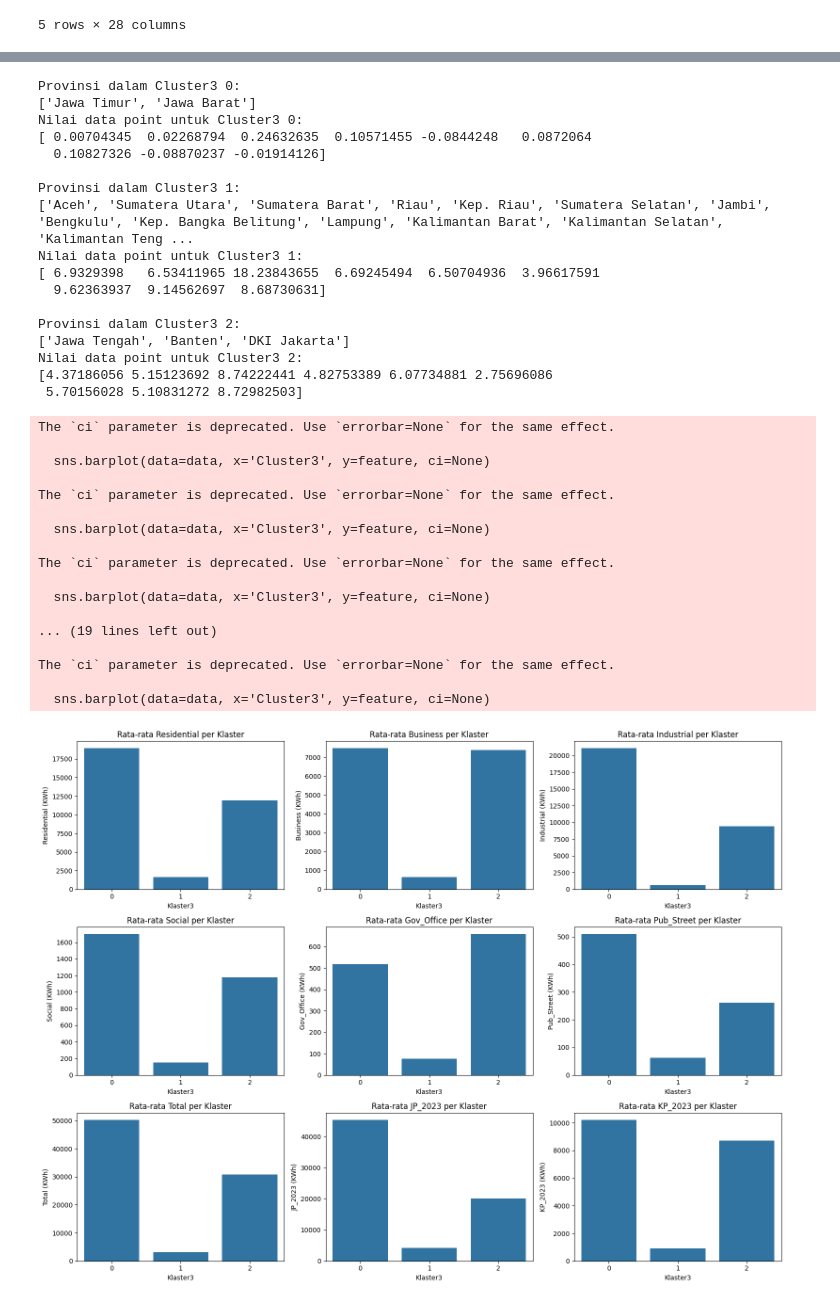
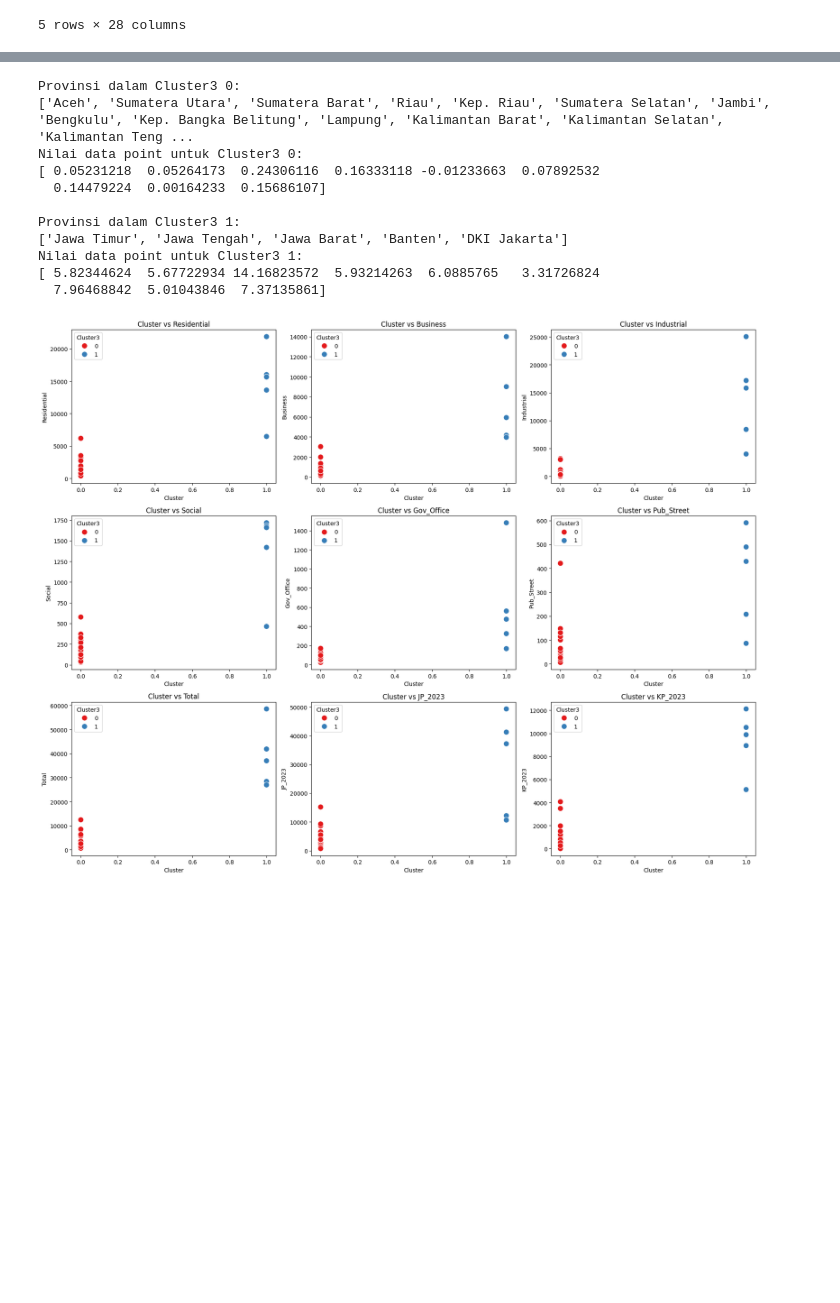
Before and after one commit to XQVWMM/konsumsi-listrik-notebook, a Jupyter notebook: FuzzyCMeans.ipynb, the cells around one changed output, grey strips where cells are left out. Cells and saved outputs as stored; diff of their text form; code cells hidden in the pictures; blank space fills up the shorter version.

```diff
--- a/FuzzyCMeans.ipynb
+++ b/FuzzyCMeans.ipynb
@@ -171,7 +127,7 @@ scaler3 = RobustScaler()
 scaled_features3 = scaler3.fit_transform(data_2023)
 np.random.seed(42)
 # %%
-k = 3
+k = 2
 cntr3, u3, _, _, _, _, _ = fuzz.cmeans(scaled_features3.T, c=k, m=2, error=0.005, maxiter=1000)
 
 cluster_labels3 = np.argmax(u3, axis=0)
@@ -187,52 +143,30 @@ for cluster_num3 in range(k):
     print(cntr[cluster_num3])
 # %% [output]
 Provinsi dalam Cluster3 0:
-['Jawa Timur', 'Jawa Barat']
+['Aceh', 'Sumatera Utara', 'Sumatera Barat', 'Riau', 'Kep. Riau', 'Sumatera Selatan', 'Jambi', 'Bengkulu', 'Kep. Bangka Belitung', 'Lampung', 'Kalimantan Barat', 'Kalimantan Selatan', 'Kalimantan Teng ...
 Nilai data point untuk Cluster3 0:
-[ 0.00704345  0.02268794  0.24632635  0.10571455 -0.0844248   0.0872064
-  0.10827326 -0.08870237 -0.01914126]
+[ 0.05231218  0.05264173  0.24306116  0.16333118 -0.01233663  0.07892532
+  0.14479224  0.00164233  0.15686107]
 
 Provinsi dalam Cluster3 1:
-['Aceh', 'Sumatera Utara', 'Sumatera Barat', 'Riau', 'Kep. Riau', 'Sumatera Selatan', 'Jambi', 'Bengkulu', 'Kep. Bangka Belitung', 'Lampung', 'Kalimantan Barat', 'Kalimantan Selatan', 'Kalimantan Teng ...
+['Jawa Timur', 'Jawa Tengah', 'Jawa Barat', 'Banten', 'DKI Jakarta']
 Nilai data point untuk Cluster3 1:
-[ 6.9329398   6.53411965 18.23843655  6.69245494  6.50704936  3.96617591
-  9.62363937  9.14562697  8.68730631]
-
-Provinsi dalam Cluster3 2:
-['Jawa Tengah', 'Banten', 'DKI Jakarta']
-Nilai data point untuk Cluster3 2:
-[4.37186056 5.15123692 8.74222441 4.82753389 6.07734881 2.75696086
- 5.70156028 5.10831272 8.72982503]
+[ 5.82344624  5.67722934 14.16823572  5.93214263  6.0885765   3.31726824
+  7.96468842  5.01043846  7.37135861]
-# %%
-plt.figure(figsize=(16, 12))
-for i, feature in enumerate(features3, 1):
-    plt.subplot(3, 3, i)
-    sns.barplot(data=data, x='Cluster3', y=feature, ci=None)
-    plt.title(f"Rata-rata {feature} per Klaster")
-    plt.xlabel("Klaster3")
-    plt.ylabel(f"{feature} (KWh)")
-
-plt.tight_layout()
-plt.show()
-# %% [output]
-The `ci` parameter is deprecated. Use `errorbar=None` for the same effect.
-
-  sns.barplot(data=data, x='Cluster3', y=feature, ci=None)
-
-The `ci` parameter is deprecated. Use `errorbar=None` for the same effect.
-
-  sns.barplot(data=data, x='Cluster3', y=feature, ci=None)
-
-The `ci` parameter is deprecated. Use `errorbar=None` for the same effect.
-
-  sns.barplot(data=data, x='Cluster3', y=feature, ci=None)
-
-... (19 lines left out)
-
-The `ci` parameter is deprecated. Use `errorbar=None` for the same effect.
-
-  sns.barplot(data=data, x='Cluster3', y=feature, ci=None)
-[figure, removed]
+# %%
+plt.figure(figsize=(18, 14))
+
+for i, feature in enumerate(features3, 1):
+    plt.subplot(3, 3, i)
+    sns.scatterplot(x='Cluster3', y=feature, data=data, hue='Cluster3', palette='Set1', s=100)
+    plt.title(f'Cluster vs {feature}')
+    plt.xlabel('Cluster')
+    plt.ylabel(f'{feature}')
+
+plt.tight_layout()
+plt.show()
+# %% [output]
+[figure, added]
 # %%
 from sklearn.metrics import silhouette_score
 
```
Also changed, not shown: parts of 5 cells of this notebook, 2 other files.
